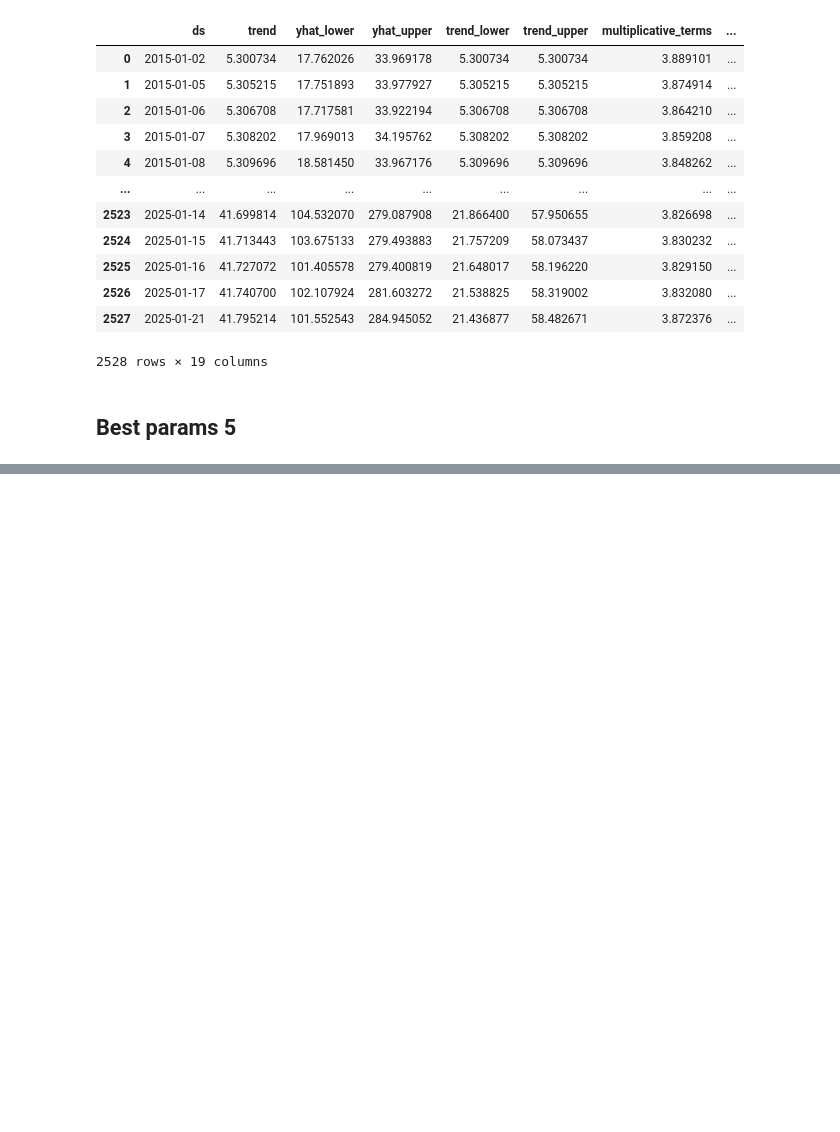
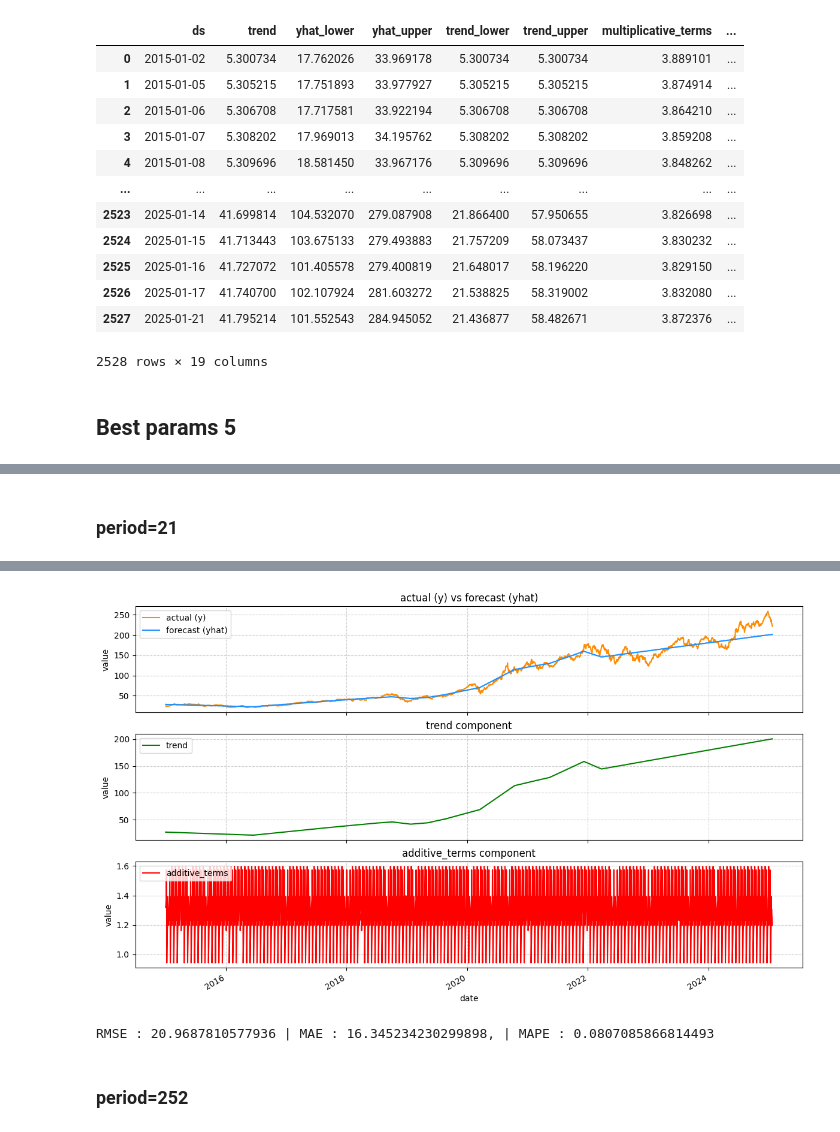
Before and after one commit to nismafaaa/clear-stocks-frontend, a Jupyter notebook: notebook/prophet_test.ipynb, the cells around one changed output, grey strips where cells are left out. Cells and saved outputs as stored; diff of their text form; code cells hidden in the pictures; blank space fills up the shorter version.

```diff
--- a/notebook/prophet_test.ipynb
+++ b/notebook/prophet_test.ipynb
@@ -658,0 +660,17 @@ RMSE : 19.8925127674095 | MAE : 15.444157174413716, | MAPE : 0.0761137993777352
+# %% [markdown]
+### period=21
+# %%
+spld = get_split_date(aapl_stock, 0.9)
+
+model_bp4 = get_prophet(data=aapl_stock[:spld], column='Close', period=21, holidays=None, cps=0.1, sps=10, hps=0.01, seasm='additive', cpr=0.8)
+
+forecast_bp4 = model_bp4.predict(future_dates)
+
+plot_prophet_components(stock, model_bp4)
+
+rmse = root_mean_squared_error(aapl_stock[split_date:]['Close'], forecast_bp4['yhat'][forecast_bp4['ds'] >= split_date])
+mae = mean_absolute_error(aapl_stock[split_date:]['Close'], forecast_bp4['yhat'][forecast_bp4['ds'] >= split_date])
+mape = mean_absolute_percentage_error(aapl_stock[split_date:]['Close'], forecast_bp4['yhat'][forecast_bp4['ds'] >= split_date])
+
+print(f"RMSE : {rmse} | MAE : {mae}, | MAPE : {mape}")
+# %% [output]
@@ -658,0 +679,4 @@ RMSE : 19.8925127674095 | MAE : 15.444157174413716, | MAPE : 0.0761137993777352
+[figure, added]
+RMSE : 20.9687810577936 | MAE : 16.345234230299898, | MAPE : 0.0807085866814493
+# %% [markdown]
+### period=252
```
Also changed, not shown: parts of 9 cells of this notebook.
